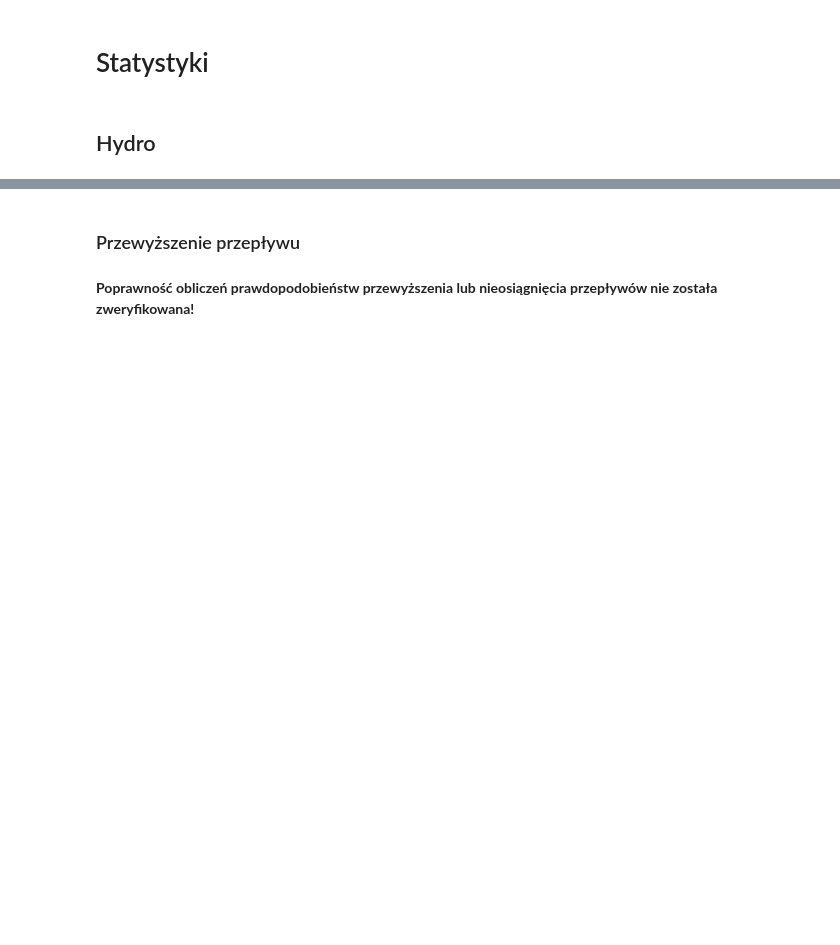
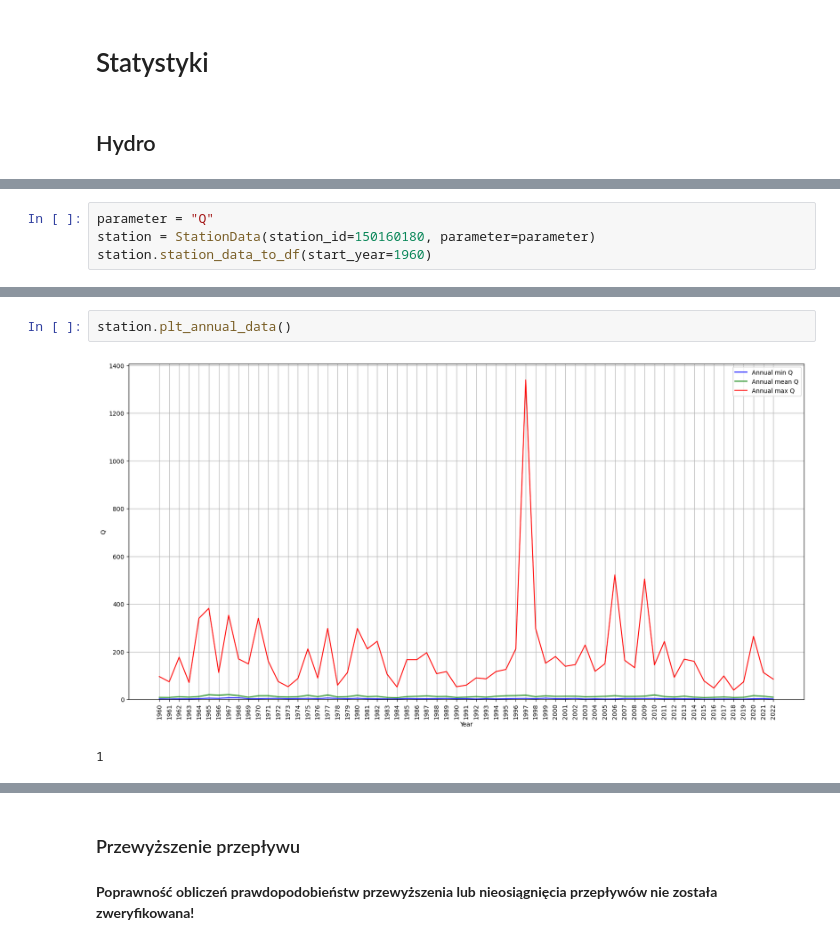
Before and after one commit to Daldek/IMGWTools, a Jupyter notebook: Notebooks/Stats.ipynb, the cells around one changed output, grey strips where cells are left out. Saved outputs shown, nothing was run; the diff lists cells and outputs as text; blank space fills up the shorter version.

Commit message:
mainy visualisation

```diff
--- a/Notebooks/Stats.ipynb
+++ b/Notebooks/Stats.ipynb
@@ -47,0 +12,4 @@ max     1340.000     20.600  1340.000     7.050
+# %%
+parameter = "Q"
+station = StationData(station_id=150160180, parameter=parameter)
+station.station_data_to_df(start_year=1960)
@@ -47,0 +63,5 @@ max     1340.000     20.600  1340.000     7.050
+# %%
+station.plt_annual_data()
+# %% [output]
+[figure, added]
+1
```
Also changed, not shown: parts of 8 cells of this notebook, 1 other file.
